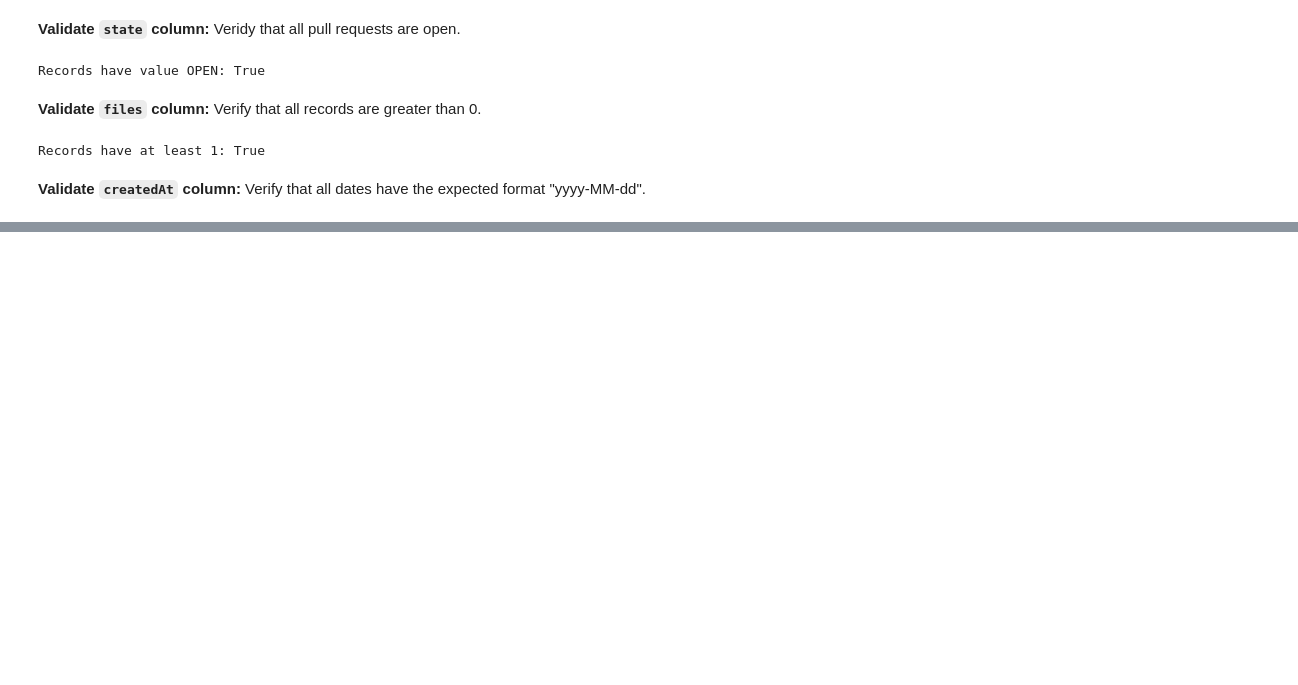
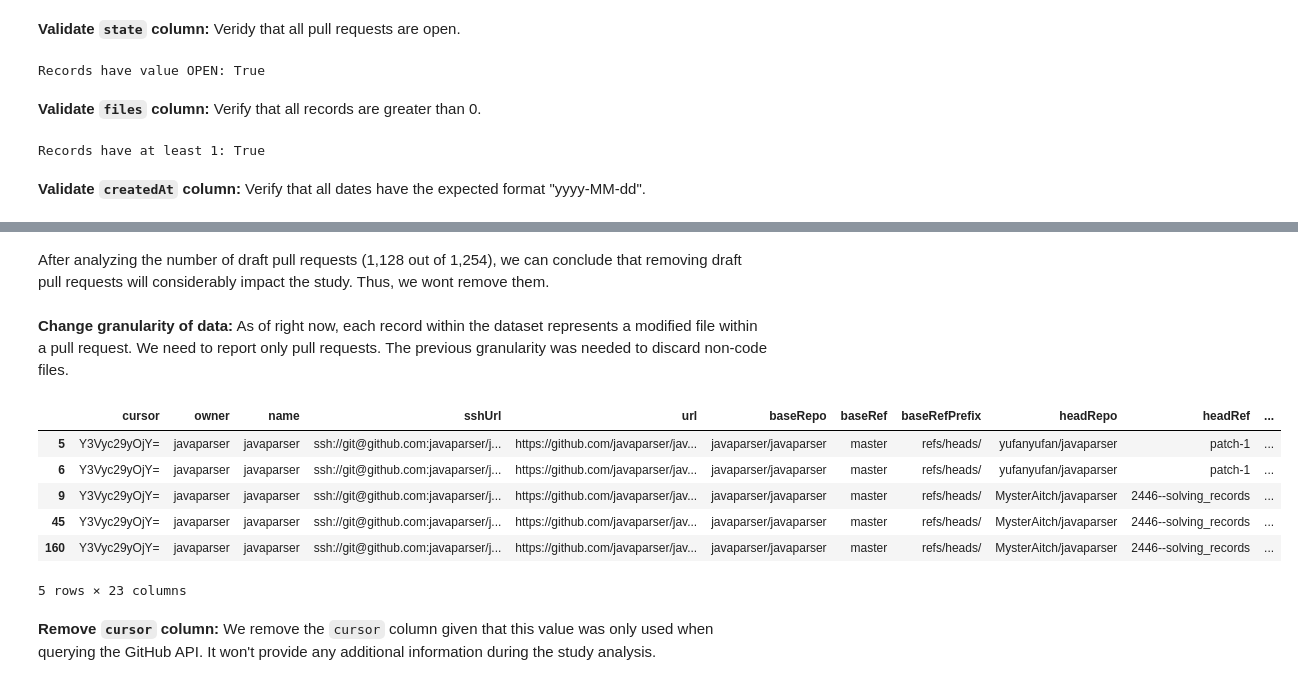
Before and after one commit to alien-tools/maracas, a Jupyter notebook: experiments/notebooks/prs-preparation.ipynb, the cells around one changed output, grey strips where cells are left out. Drawn from its saved outputs; the diff is of its cells as text; code cells hidden in the pictures; blank space fills up the shorter version.

Commit message:
Finalize data preparation scripts

```diff
--- a/experiments/notebooks/prs-preparation.ipynb
+++ b/experiments/notebooks/prs-preparation.ipynb
@@ -166,0 +157,21 @@ KeyError: 'pushedAt'
+# %%
+initial_rows = df_prs.shape[0]
+initial_prs = len(df_prs.groupby(['owner', 'name', 'number']).groups)
+
+mask = df_prs['filePath'].str.match('^.+[.]java')
+df_prs = df_prs[mask]
+
+final_rows = df_prs.shape[0]
+final_prs = len(df_prs.groupby(['owner', 'name', 'number']).groups)
+
+print(f'Keep only Java files: {initial_rows - final_rows}/{initial_rows} rows and {initial_prs - final_prs}/{initial_prs} PRs have been removed')
+
+print('')
+print(f'Initial rows: {initial_rows}')
+print(f'Final rows: {final_rows}')
+print(f'Removed rows: {initial_rows - final_rows}')
+
+print('')
+print(f'Initial PRs: {initial_prs}')
+print(f'Final PRs: {final_prs}')
+print(f'Removed PRs: {initial_prs - final_prs}')
@@ -166,0 +215,23 @@ KeyError: 'pushedAt'
+# %% [markdown]
+After analyzing the number of draft pull requests (1,128 out of 1,254), we can conclude that removing draft pull requests will considerably impact the study. Thus, we wont remove them.
+# %% [markdown]
+**Change granularity of data:** As of right now, each record within the dataset represents a modified file within a pull request. We need to report only pull requests. The previous granularity was needed to discard non-code files.
+# %%
+# Remove "filePath" column
+if 'filePath' in df_prs.columns:
+    del df_prs['filePath']
+    assert 'filePath' not in df_prs.columns
+
+# Remove duplicates
+df_prs = df_prs.drop_duplicates()
+df_prs.head()
+# %% [output]
+|  | cursor | owner | name | sshUrl | url | baseRepo | baseRef | baseRefPrefix | headRepo | headRef | ... |
+| 5 | Y3Vyc29yOjY= | javaparser | javaparser | ssh://git@github.com:javaparser/j... | https://github.com/javaparser/jav... | javaparser/javaparser | master | refs/heads/ | yufanyufan/javaparser | patch-1 | ... |
+| 6 | Y3Vyc29yOjY= | javaparser | javaparser | ssh://git@github.com:javaparser/j... | https://github.com/javaparser/jav... | javaparser/javaparser | master | refs/heads/ | yufanyufan/javaparser | patch-1 | ... |
+| 9 | Y3Vyc29yOjY= | javaparser | javaparser | ssh://git@github.com:javaparser/j... | https://github.com/javaparser/jav... | javaparser/javaparser | master | refs/heads/ | MysterAitch/javaparser | 2446--solving_records | ... |
+| 45 | Y3Vyc29yOjY= | javaparser | javaparser | ssh://git@github.com:javaparser/j... | https://github.com/javaparser/jav... | javaparser/javaparser | master | refs/heads/ | MysterAitch/javaparser | 2446--solving_records | ... |
+| 160 | Y3Vyc29yOjY= | javaparser | javaparser | ssh://git@github.com:javaparser/j... | https://github.com/javaparser/jav... | javaparser/javaparser | master | refs/heads/ | MysterAitch/javaparser | 2446--solving_records | ... |
+5 rows × 23 columns
+# %% [markdown]
+**Remove `cursor` column:** We remove the `cursor` column given that this value was only used when querying the GitHub API. It won't provide any additional information during the study analysis.
```
Also changed, not shown: parts of 28 cells of this notebook, 2 other files.
